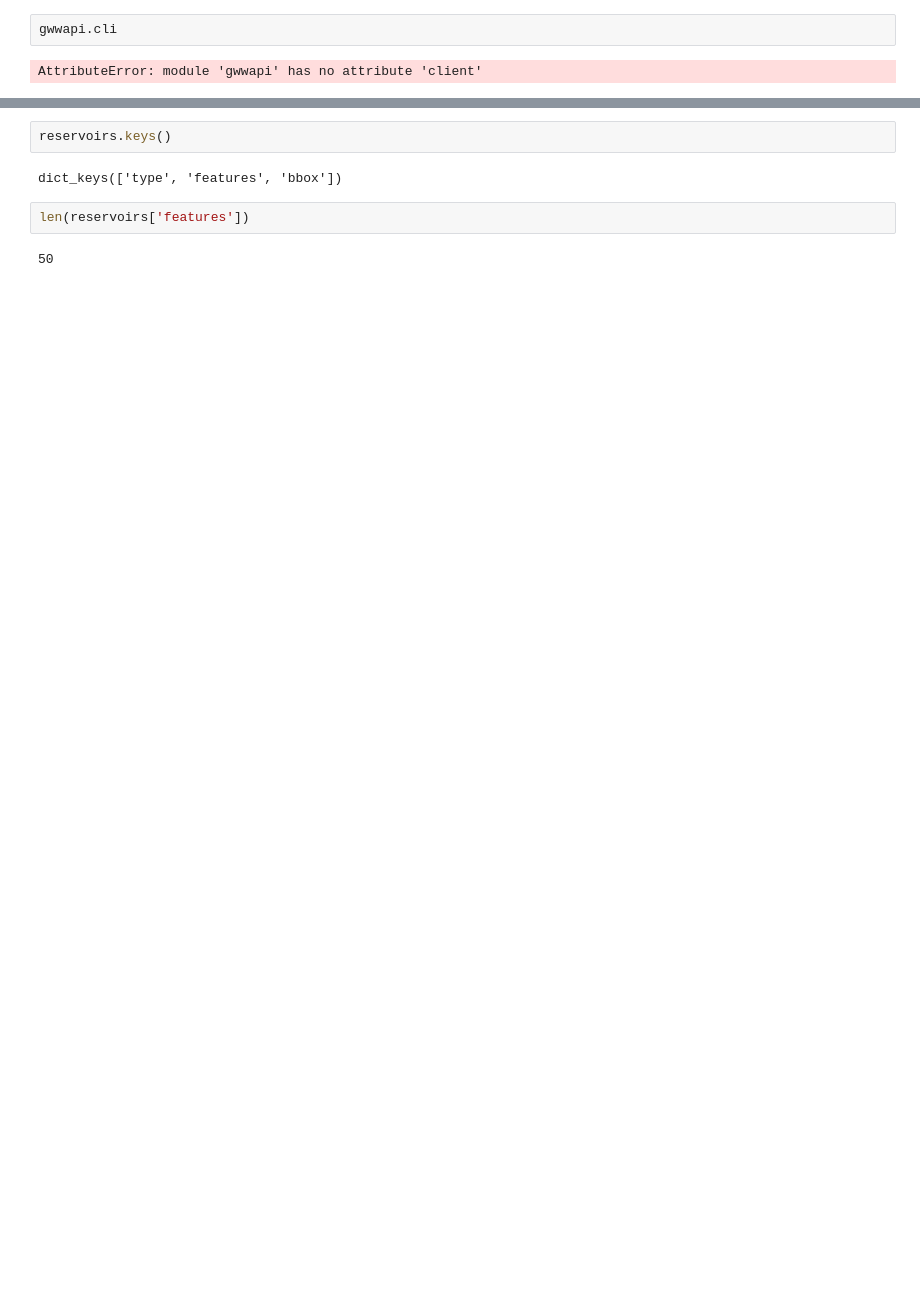
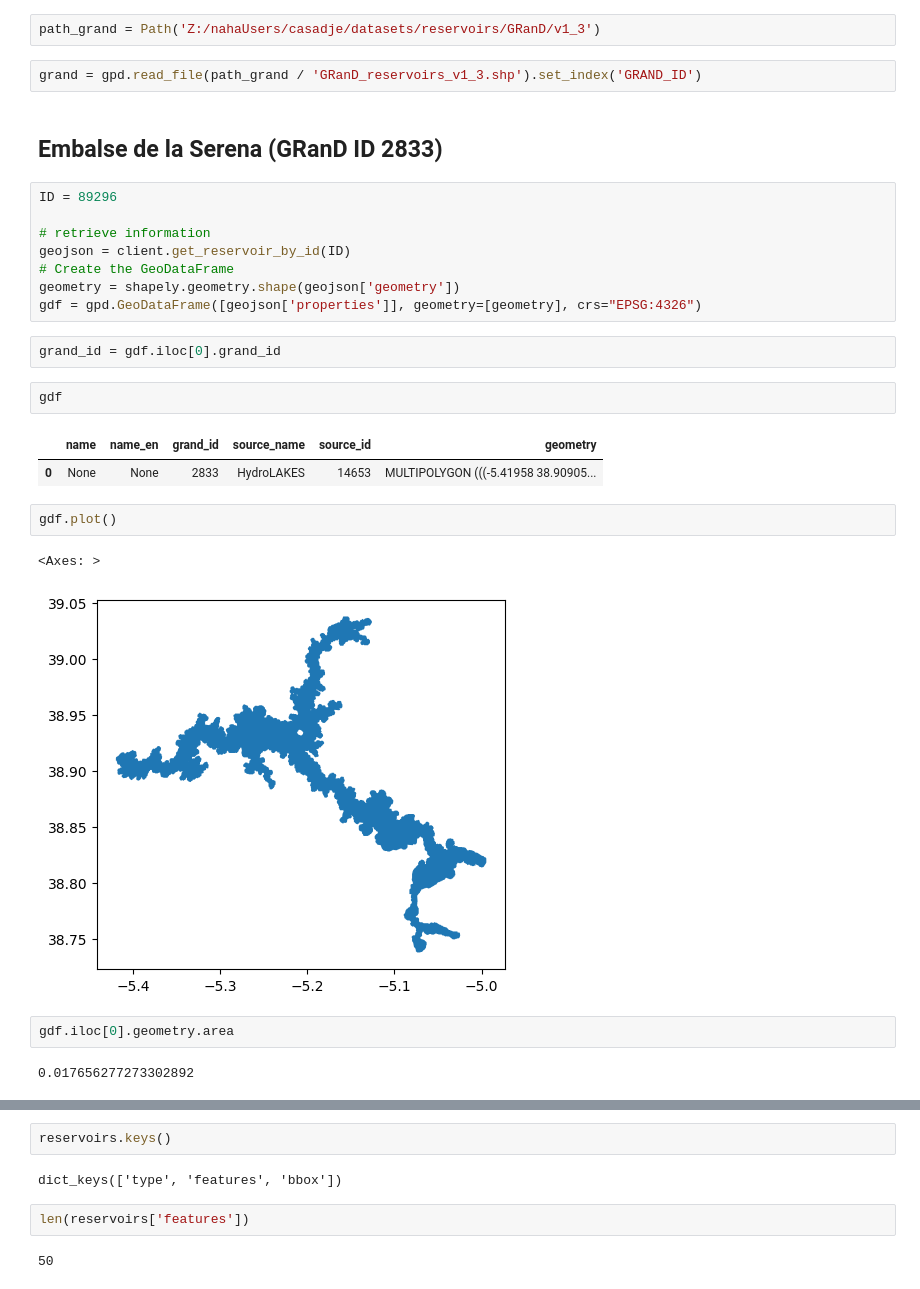
Before and after one commit to casadoj/lisflood-reservoirs, a Jupyter notebook: notebook/GlobalWaterWatch/GWW_API.ipynb, the cells around one changed output, grey strips where cells are left out. Saved outputs shown, nothing was run; the diff lists cells and outputs as text; blank space fills up the shorter version.

```diff
--- a/notebook/GlobalWaterWatch/GWW_API.ipynb
+++ b/notebook/GlobalWaterWatch/GWW_API.ipynb
@@ -4,4 +16,30 @@ from gwwapi import utils
 # %%
-gwwapi.cli
+path_grand = Path('Z:/nahaUsers/casadje/datasets/reservoirs/GRanD/v1_3')
-# %% [output]
-AttributeError: module 'gwwapi' has no attribute 'client'
+# %%
+grand = gpd.read_file(path_grand / 'GRanD_reservoirs_v1_3.shp').set_index('GRAND_ID')
+# %% [markdown]
+## Embalse de la Serena (GRanD ID 2833)
+# %%
+ID = 89296
+
+# retrieve information
+geojson = client.get_reservoir_by_id(ID)
+# Create the GeoDataFrame
+geometry = shapely.geometry.shape(geojson['geometry'])
+gdf = gpd.GeoDataFrame([geojson['properties']], geometry=[geometry], crs="EPSG:4326")
+# %%
+grand_id = gdf.iloc[0].grand_id
+# %%
+gdf
+# %% [output]
+|  | name | name_en | grand_id | source_name | source_id | geometry |
+| 0 | None | None | 2833 | HydroLAKES | 14653 | MULTIPOLYGON (((-5.41958 38.90905... |
+# %%
+gdf.plot()
+# %% [output]
+<Axes: >
+[figure, added]
+# %%
+gdf.iloc[0].geometry.area
+# %% [output]
+0.017656277273302892
```
Also changed, not shown: parts of 12 cells of this notebook.
